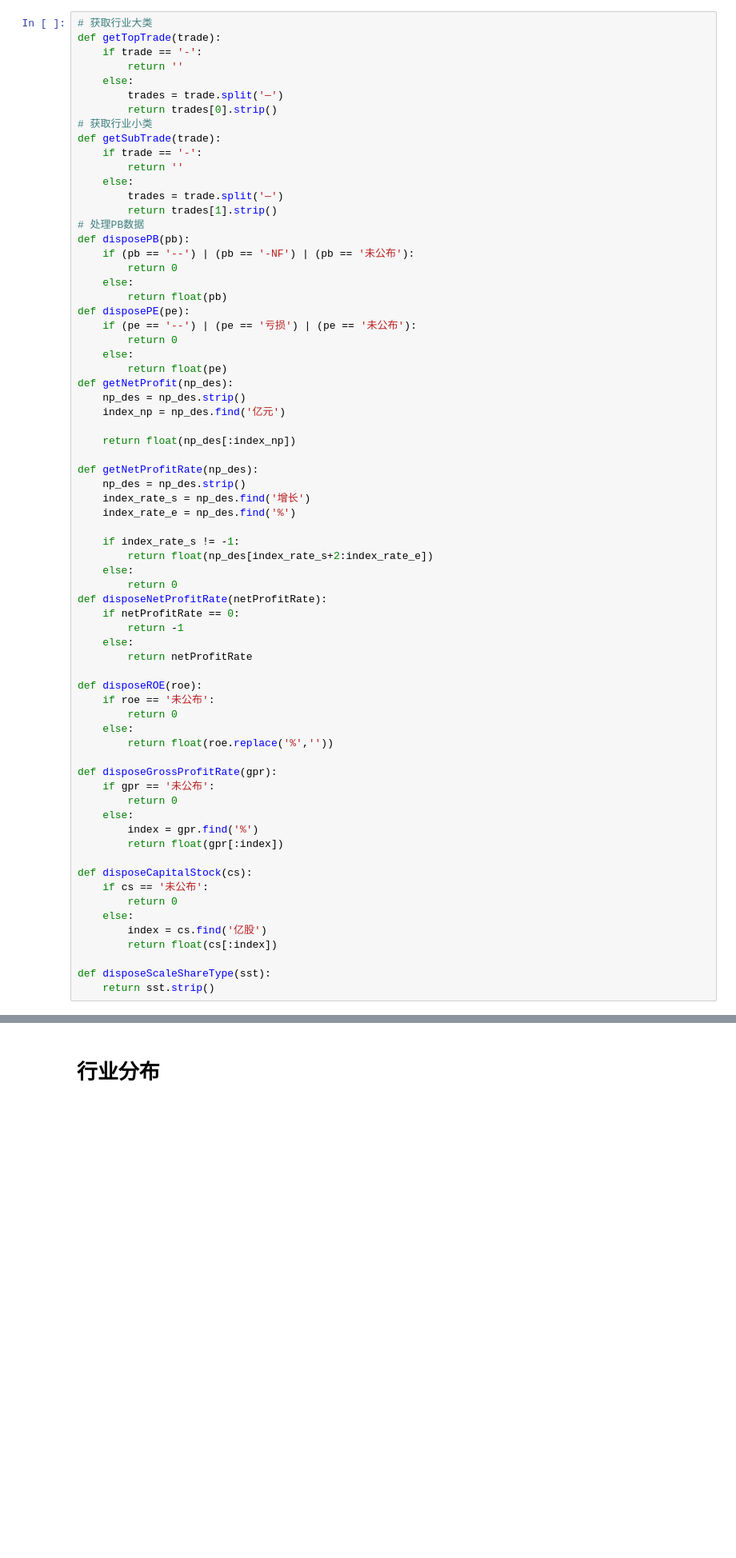
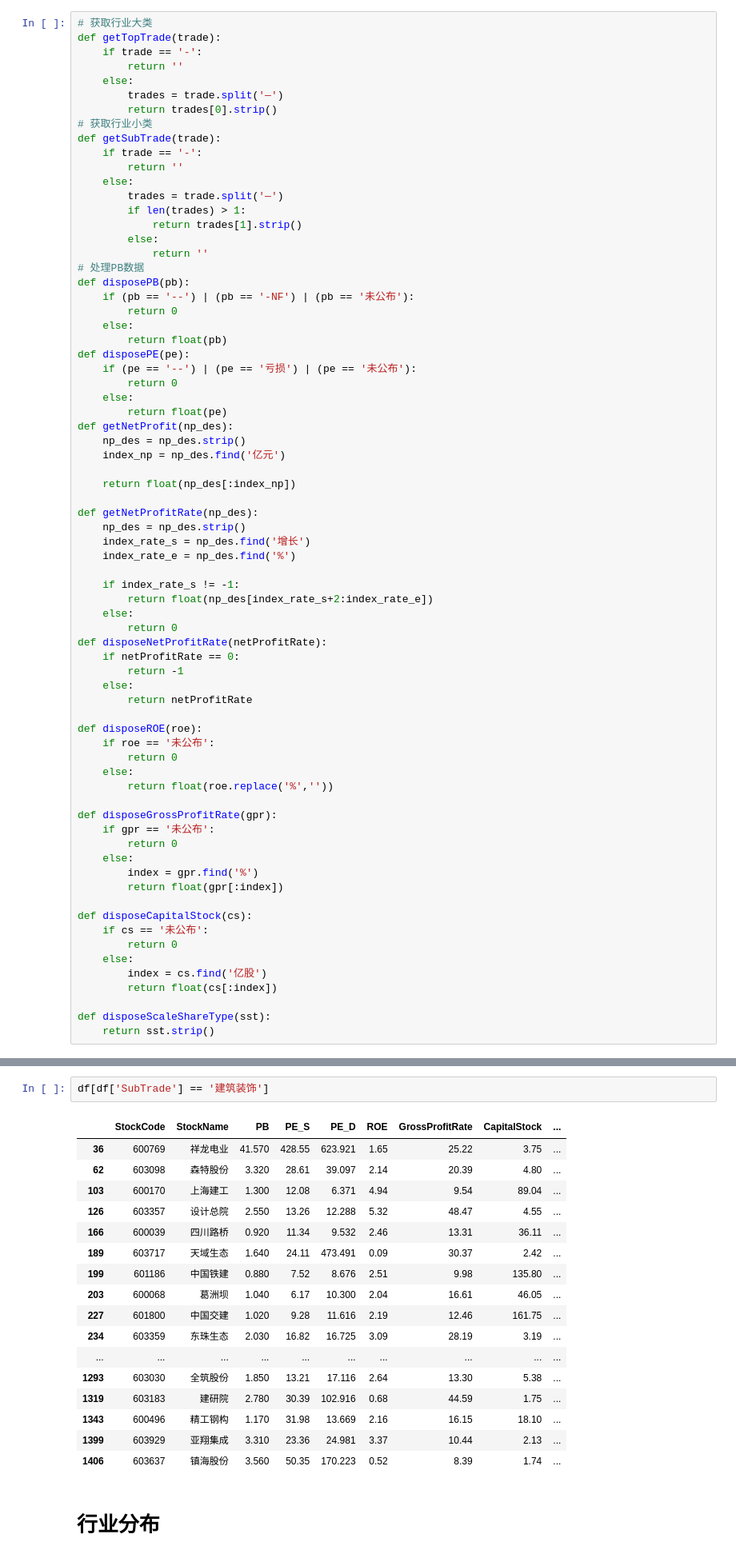
Before and after one commit to taotaodai/DataAnalysis, a Jupyter notebook: Stock_Companies/StockAnalize.ipynb, the cells around one changed output, grey strips where cells are left out. Shown: that part at 80% size. Drawn from its saved outputs; the diff is of its cells as text; blank space fills up the shorter version.

```diff
--- a/Stock_Companies/StockAnalize.ipynb
+++ b/Stock_Companies/StockAnalize.ipynb
@@ -32,7 +32,10 @@ def getSubTrade(trade):
         return ''
     else:
         trades = trade.split('—')
-        return trades[1].strip()
+        if len(trades) > 1:
+            return trades[1].strip()
+        else:
+            return ''
 # 处理PB数据
 def disposePB(pb):
     if (pb == '--') | (pb == '-NF') | (pb == '未公布'):
@@ -129,3 +125,23 @@ df.head(3)
+# %%
+df[df['SubTrade'] == '建筑装饰']
+# %% [output]
+|  | StockCode | StockName | PB | PE_S | PE_D | ROE | GrossProfitRate | CapitalStock | ... |
+| 36 | 600769 | 祥龙电业 | 41.570 | 428.55 | 623.921 | 1.65 | 25.22 | 3.75 | ... |
+| 62 | 603098 | 森特股份 | 3.320 | 28.61 | 39.097 | 2.14 | 20.39 | 4.80 | ... |
+| 103 | 600170 | 上海建工 | 1.300 | 12.08 | 6.371 | 4.94 | 9.54 | 89.04 | ... |
+| 126 | 603357 | 设计总院 | 2.550 | 13.26 | 12.288 | 5.32 | 48.47 | 4.55 | ... |
+| 166 | 600039 | 四川路桥 | 0.920 | 11.34 | 9.532 | 2.46 | 13.31 | 36.11 | ... |
+| 189 | 603717 | 天域生态 | 1.640 | 24.11 | 473.491 | 0.09 | 30.37 | 2.42 | ... |
+| 199 | 601186 | 中国铁建 | 0.880 | 7.52 | 8.676 | 2.51 | 9.98 | 135.80 | ... |
+| 203 | 600068 | 葛洲坝 | 1.040 | 6.17 | 10.300 | 2.04 | 16.61 | 46.05 | ... |
+| 227 | 601800 | 中国交建 | 1.020 | 9.28 | 11.616 | 2.19 | 12.46 | 161.75 | ... |
+| 234 | 603359 | 东珠生态 | 2.030 | 16.82 | 16.725 | 3.09 | 28.19 | 3.19 | ... |
+| ... | ... | ... | ... | ... | ... | ... | ... | ... | ... |
+| 1293 | 603030 | 全筑股份 | 1.850 | 13.21 | 17.116 | 2.64 | 13.30 | 5.38 | ... |
+| 1319 | 603183 | 建研院 | 2.780 | 30.39 | 102.916 | 0.68 | 44.59 | 1.75 | ... |
+| 1343 | 600496 | 精工钢构 | 1.170 | 31.98 | 13.669 | 2.16 | 16.15 | 18.10 | ... |
+| 1399 | 603929 | 亚翔集成 | 3.310 | 23.36 | 24.981 | 3.37 | 10.44 | 2.13 | ... |
+| 1406 | 603637 | 镇海股份 | 3.560 | 50.35 | 170.223 | 0.52 | 8.39 | 1.74 | ... |
 # %% [markdown]
 # 行业分布
 # %%
```
Also changed, not shown: parts of 3 cells of this notebook, 1 other file.
